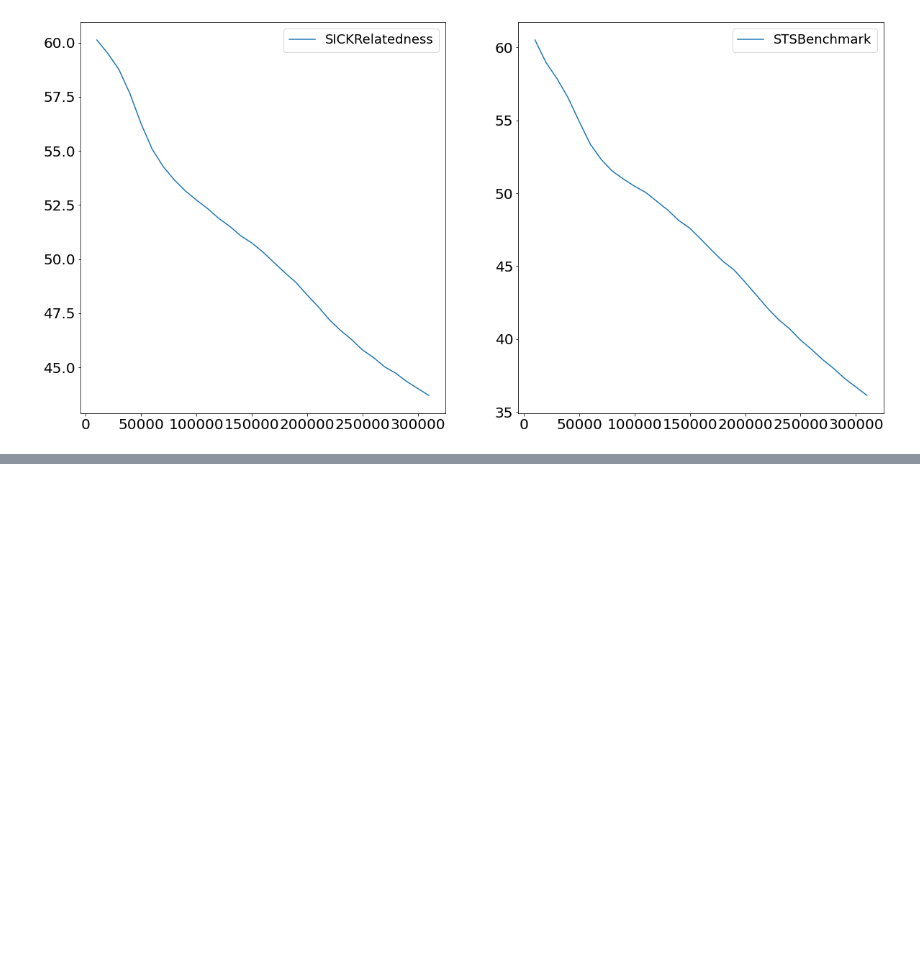
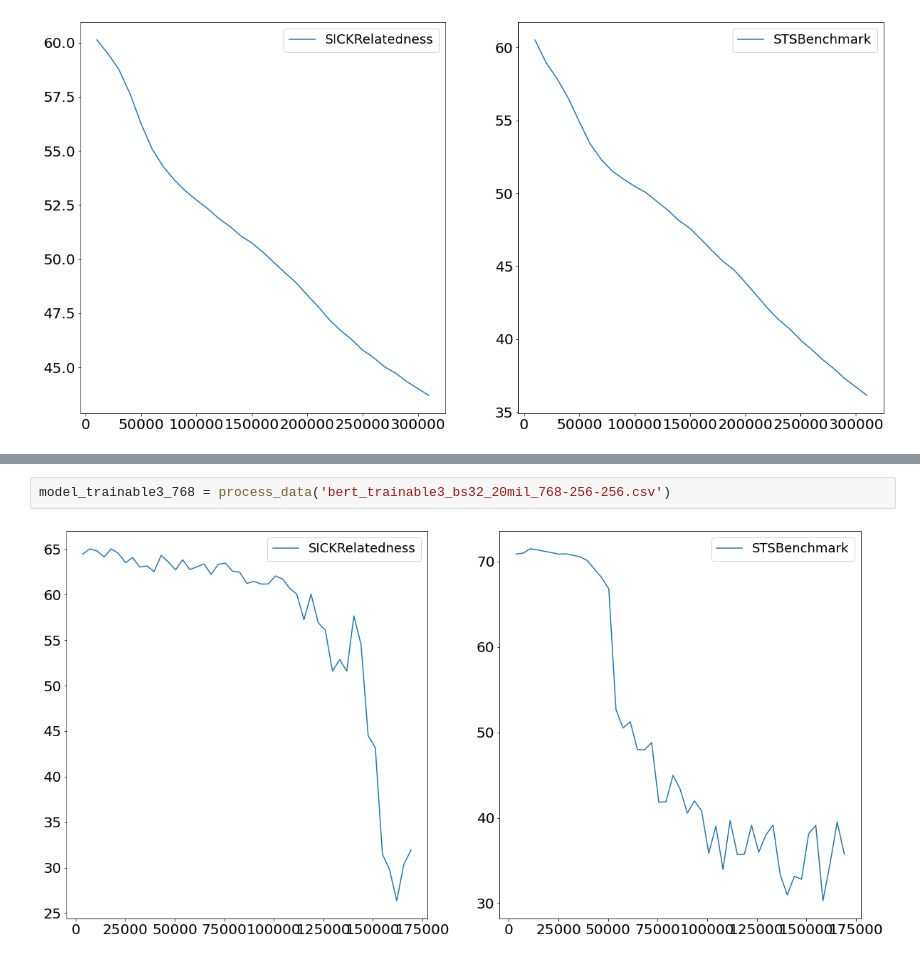
Before and after one commit to MaveriQ/barlowtwins, a Jupyter notebook: pl_model/senteval/result_plots.ipynb, the cells around one changed output, grey strips where cells are left out. Saved outputs shown, nothing was run; the diff lists cells and outputs as text; blank space fills up the shorter version.

```diff
--- a/pl_model/senteval/result_plots.ipynb
+++ b/pl_model/senteval/result_plots.ipynb
@@ -137,0 +144,4 @@ model_nlpmixer6_4096_2 = process_data('bert_nlpmixer6_4096-4096_lamb1.0_gpus4_al
+# %%
+model_trainable3_768 = process_data('bert_trainable3_bs32_20mil_768-256-256.csv')
+# %% [output]
+[figure, added]
```
Also changed, not shown: parts of 15 cells of this notebook, 21 other files.
